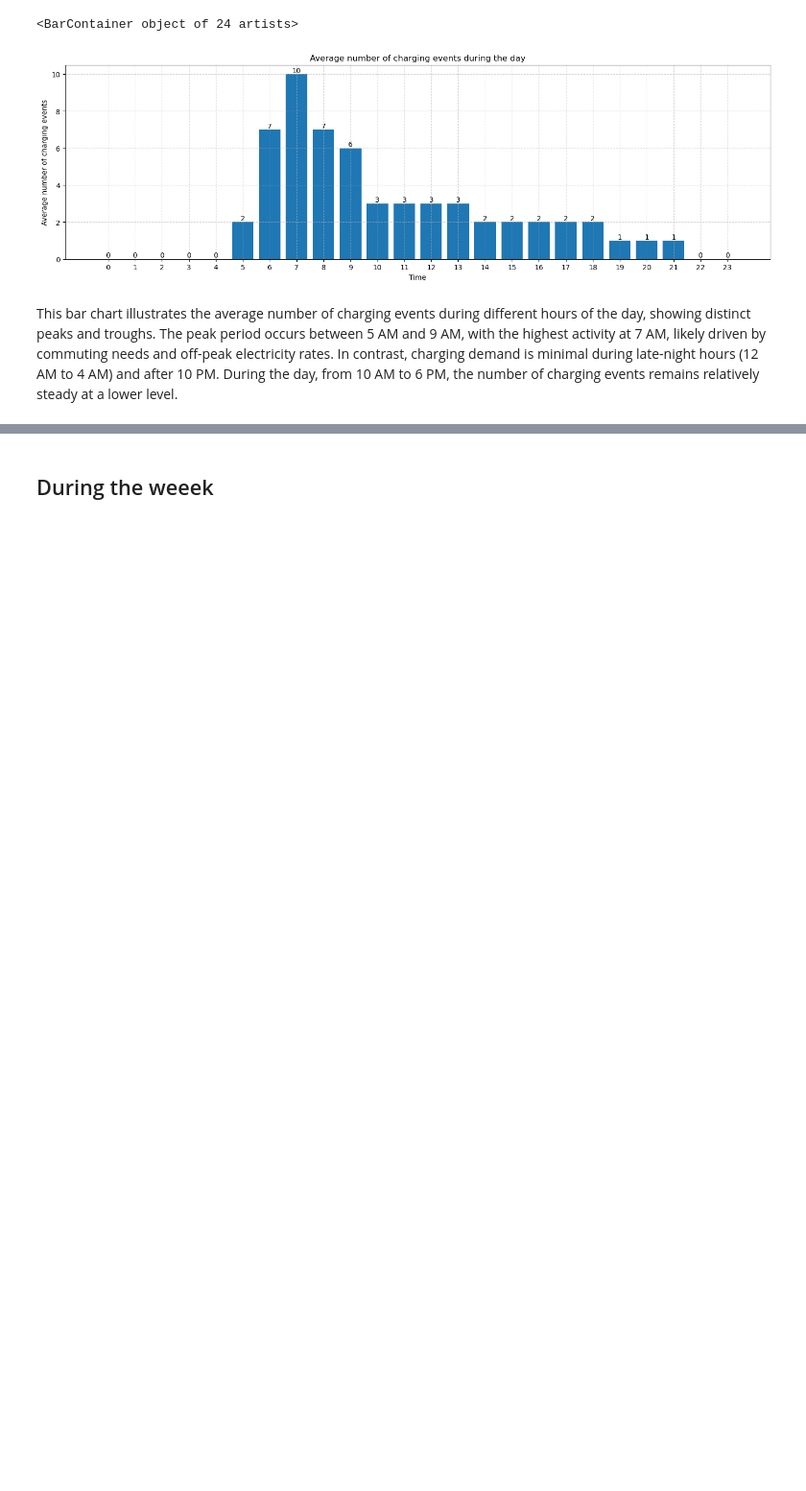
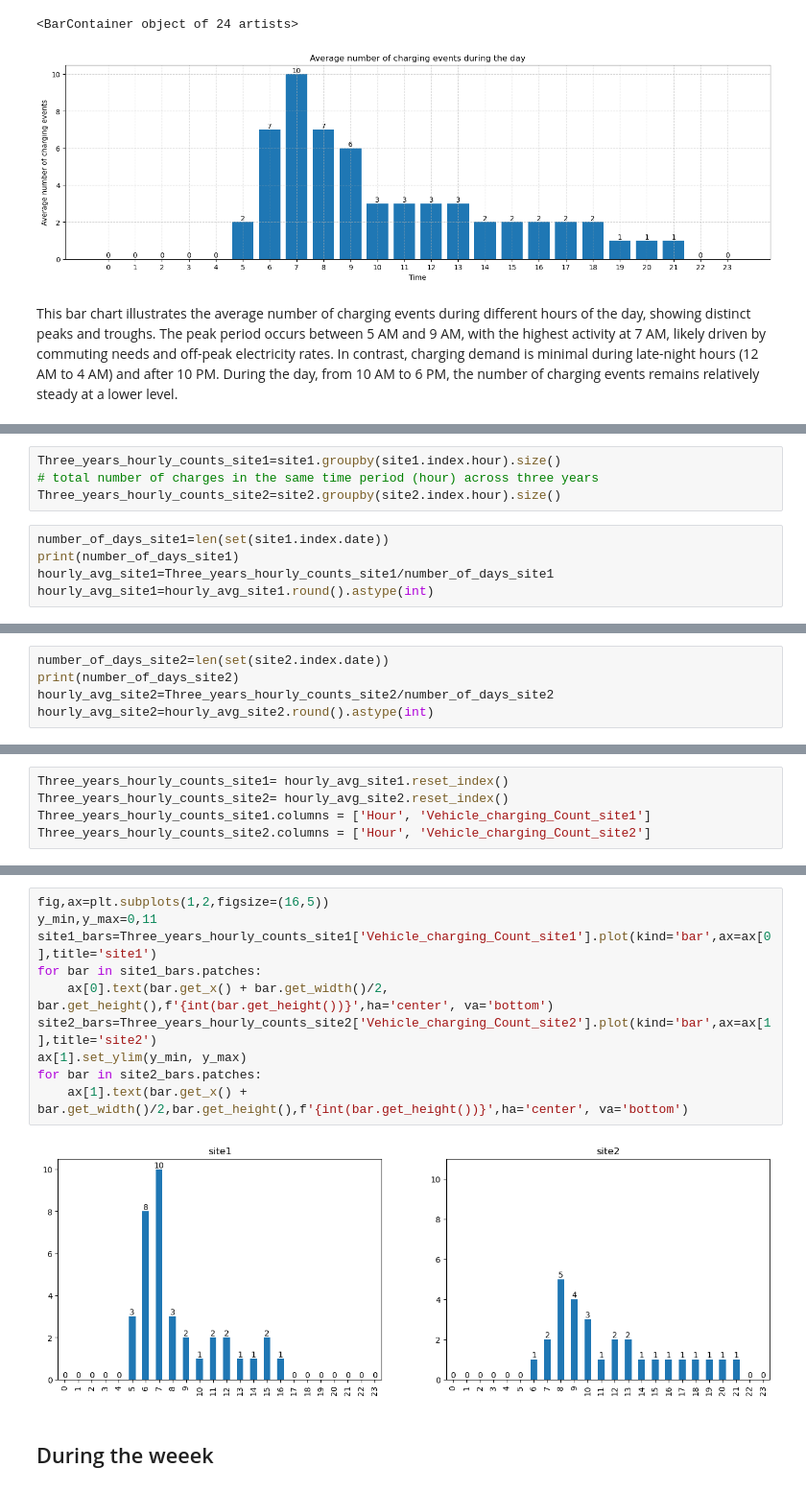
Before and after one commit to JanRkck/AA24, a Jupyter notebook: Descriptive/Temporal Patterns and Seasonality.ipynb, the cells around one changed output, grey strips where cells are left out. Shown at 96% size. Drawn from its saved outputs; the diff is of its cells as text; blank space fills up the shorter version.

Commit message:
Site Characteristics and Temporal Patterns and Seasonality

```diff
--- a/Descriptive/Temporal Patterns and Seasonality.ipynb
+++ b/Descriptive/Temporal Patterns and Seasonality.ipynb
@@ -105,0 +120,9 @@ This bar chart illustrates the average number of charging events during differen
+# %%
+Three_years_hourly_counts_site1=site1.groupby(site1.index.hour).size()
+# total number of charges in the same time period (hour) across three years
+Three_years_hourly_counts_site2=site2.groupby(site2.index.hour).size()
+# %%
+number_of_days_site1=len(set(site1.index.date))
+print(number_of_days_site1)
+hourly_avg_site1=Three_years_hourly_counts_site1/number_of_days_site1
+hourly_avg_site1=hourly_avg_site1.round().astype(int)
@@ -105,0 +131,5 @@ This bar chart illustrates the average number of charging events during differen
+# %%
+number_of_days_site2=len(set(site2.index.date))
+print(number_of_days_site2)
+hourly_avg_site2=Three_years_hourly_counts_site2/number_of_days_site2
+hourly_avg_site2=hourly_avg_site2.round().astype(int)
@@ -105,0 +138,5 @@ This bar chart illustrates the average number of charging events during differen
+# %%
+Three_years_hourly_counts_site1= hourly_avg_site1.reset_index()
+Three_years_hourly_counts_site2= hourly_avg_site2.reset_index()
+Three_years_hourly_counts_site1.columns = ['Hour', 'Vehicle_charging_Count_site1']
+Three_years_hourly_counts_site2.columns = ['Hour', 'Vehicle_charging_Count_site2']
@@ -106,2 +183,14 @@ This bar chart illustrates the average number of charging events during differen
+# %%
+fig,ax=plt.subplots(1,2,figsize=(16,5))
+y_min,y_max=0,11
+site1_bars=Three_years_hourly_counts_site1['Vehicle_charging_Count_site1'].plot(kind='bar',ax=ax[0],title='site1')
+for bar in site1_bars.patches:
+    ax[0].text(bar.get_x() + bar.get_width()/2, bar.get_height(),f'{int(bar.get_height())}',ha='center', va='bottom')
+site2_bars=Three_years_hourly_counts_site2['Vehicle_charging_Count_site2'].plot(kind='bar',ax=ax[1],title='site2')
+ax[1].set_ylim(y_min, y_max)
+for bar in site2_bars.patches:
+    ax[1].text(bar.get_x() + bar.get_width()/2,bar.get_height(),f'{int(bar.get_height())}',ha='center', va='bottom')
+# %% [output]
+[figure, added]
 # %% [markdown]
 ## During the weeek
```
Also changed, not shown: parts of 20 cells of this notebook, 6 other files.
